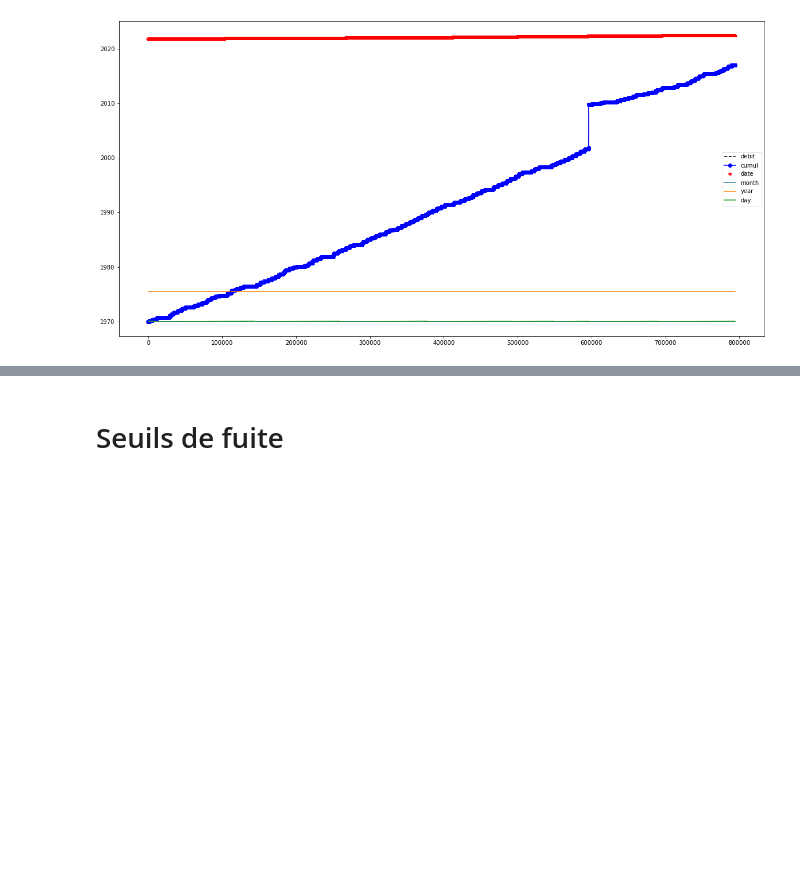
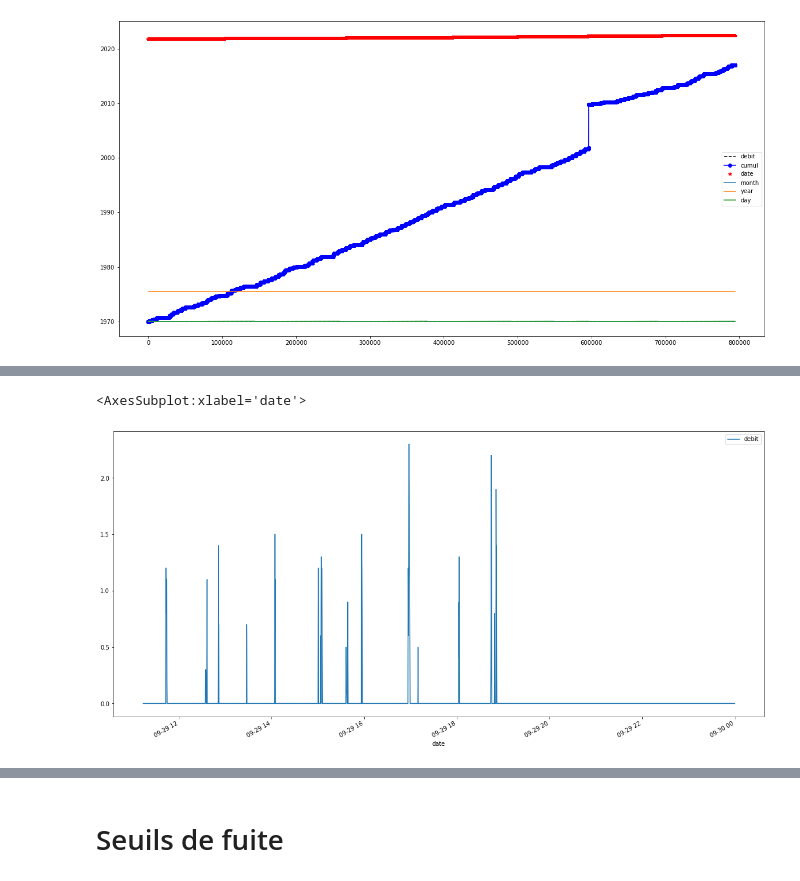
Before and after one commit to Cyrine-afk/Water-Consumption, a Jupyter notebook: Water DB.ipynb, the cells around one changed output, grey strips where cells are left out. Saved outputs shown, nothing was run; the diff lists cells and outputs as text; code cells hidden in the pictures; blank space fills up the shorter version.

```diff
--- a/Water DB.ipynb
+++ b/Water DB.ipynb
@@ -557,3 +557,8 @@ water_json_subset.plot(style=['k--', 'bo-', 'r*'],figsize=(20, 10))
 # %% [output]
 <AxesSubplot:>
 [figure]
+# %%
+#exploring debit data during one day
+todayy = (water_json_subset['month']==9) & (water_json_subset['year']==2021) & (water_json_subset['day']==29)
+todayy_debit=water_json_subset[todayy]
+todayy_debit
@@ -559,0 +579,5 @@ water_json_subset.plot(style=['k--', 'bo-', 'r*'],figsize=(20, 10))
+# %%
+todayy_debit[['debit','date']].plot(kind='line', x='date', y='debit', figsize=(20,10))
+# %% [output]
+<AxesSubplot:xlabel='date'>
+[figure, added]
```
Also changed, not shown: parts of 2 cells of this notebook.
